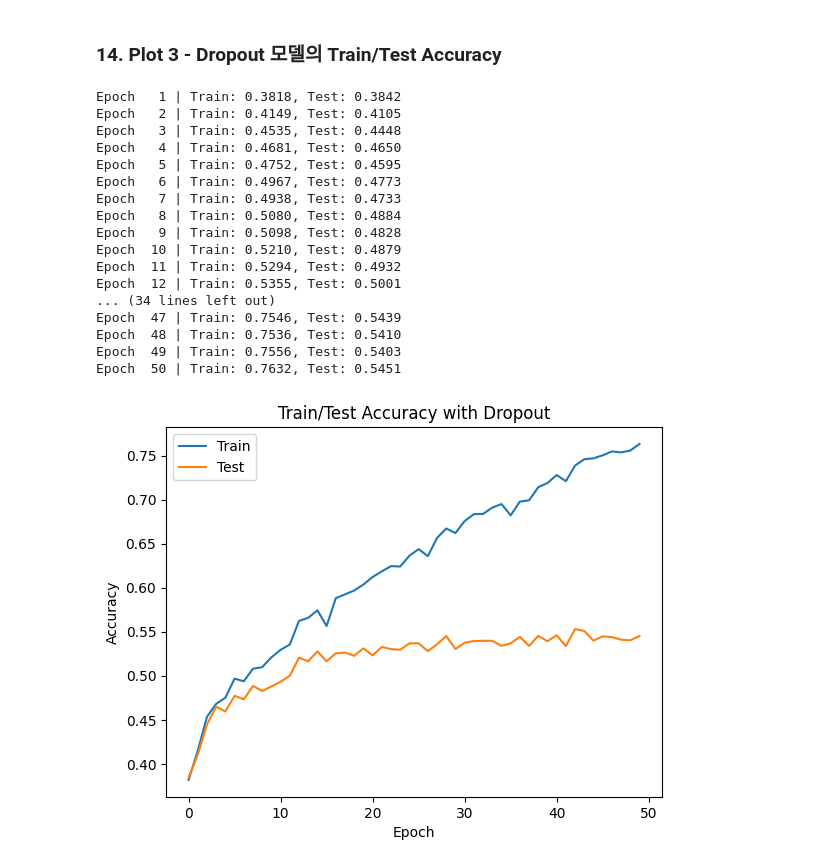
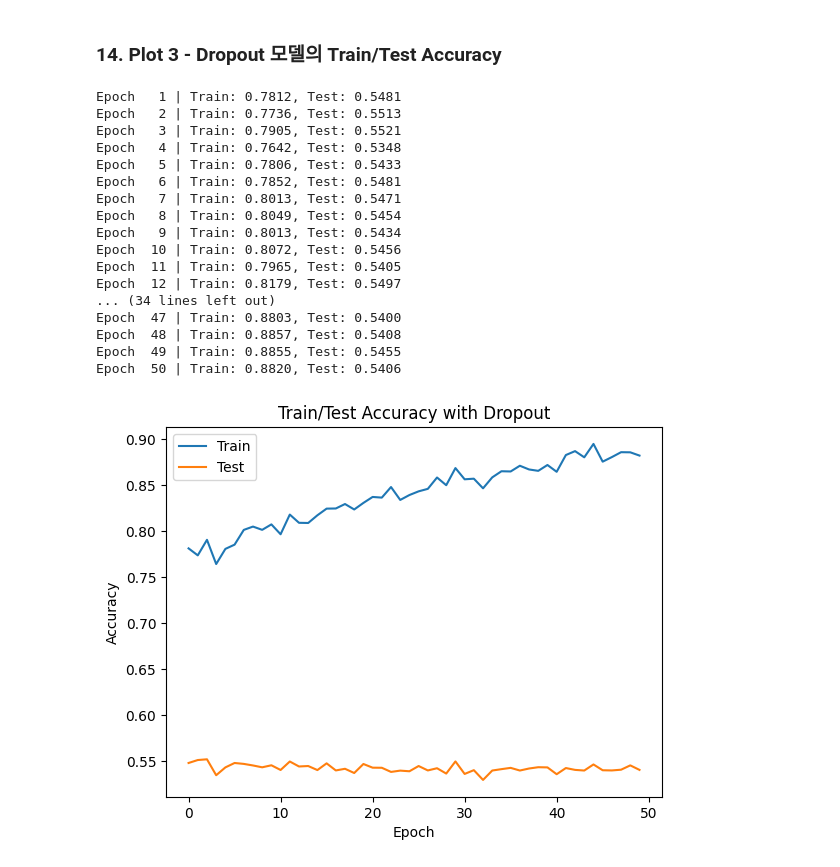
Before and after one commit to giipark/zero-to-llm, a Jupyter notebook: Chapter1-1/mnist-classification-advanced.ipynb, the cells around one changed output. Saved outputs shown, nothing was run; the diff lists cells and outputs as text; code cells hidden in the pictures.

```diff
--- a/Chapter1-1/mnist-classification-advanced.ipynb
+++ b/Chapter1-1/mnist-classification-advanced.ipynb
@@ -259,46 +259,46 @@ model_dropout = Model_Dropout(3 * 32 * 32, 1024)
 # %%
 dropout_model = model_dropout.to('cuda')
 optimizer = Adam(model_dropout.parameters(), lr=0.001)
 
 n_epochs = 50
 train_accs = []
 test_accs = []
 
 for epoch in range(n_epochs):
     dropout_model.train()
     for data in trainloader:
         inputs, labels = data
         inputs, labels = inputs.to('cuda'), labels.to('cuda')
 
         optimizer.zero_grad()
-        pred = model_dropout(inputs)
+        pred = dropout_model(inputs)
         loss = nn.CrossEntropyLoss()(pred, labels)
         loss.backward()
         optimizer.step()
 
     with torch.no_grad():
         dropout_model.eval()
         train_accs.append(accuracy(dropout_model, trainloader))
         test_accs.append(accuracy(dropout_model, testloader))
     print(f"Epoch {epoch + 1:3d} | Train: {train_accs[-1]:.4f}, Test: {test_accs[-1]:.4f}")
 
 plot_acc([train_accs, test_accs], ["Train", "Test"], "Train/Test Accuracy with Dropout")
 # %% [output]
-Epoch   1 | Train: 0.3818, Test: 0.3842
-Epoch   2 | Train: 0.4149, Test: 0.4105
-Epoch   3 | Train: 0.4535, Test: 0.4448
-Epoch   4 | Train: 0.4681, Test: 0.4650
-Epoch   5 | Train: 0.4752, Test: 0.4595
-Epoch   6 | Train: 0.4967, Test: 0.4773
-Epoch   7 | Train: 0.4938, Test: 0.4733
-Epoch   8 | Train: 0.5080, Test: 0.4884
-Epoch   9 | Train: 0.5098, Test: 0.4828
-Epoch  10 | Train: 0.5210, Test: 0.4879
-Epoch  11 | Train: 0.5294, Test: 0.4932
-Epoch  12 | Train: 0.5355, Test: 0.5001
+Epoch   1 | Train: 0.7812, Test: 0.5481
+Epoch   2 | Train: 0.7736, Test: 0.5513
+Epoch   3 | Train: 0.7905, Test: 0.5521
+Epoch   4 | Train: 0.7642, Test: 0.5348
+Epoch   5 | Train: 0.7806, Test: 0.5433
+Epoch   6 | Train: 0.7852, Test: 0.5481
+Epoch   7 | Train: 0.8013, Test: 0.5471
+Epoch   8 | Train: 0.8049, Test: 0.5454
+Epoch   9 | Train: 0.8013, Test: 0.5434
+Epoch  10 | Train: 0.8072, Test: 0.5456
+Epoch  11 | Train: 0.7965, Test: 0.5405
+Epoch  12 | Train: 0.8179, Test: 0.5497
 ... (34 lines left out)
-Epoch  47 | Train: 0.7546, Test: 0.5439
-Epoch  48 | Train: 0.7536, Test: 0.5410
-Epoch  49 | Train: 0.7556, Test: 0.5403
-Epoch  50 | Train: 0.7632, Test: 0.5451
+Epoch  47 | Train: 0.8803, Test: 0.5400
+Epoch  48 | Train: 0.8857, Test: 0.5408
+Epoch  49 | Train: 0.8855, Test: 0.5455
+Epoch  50 | Train: 0.8820, Test: 0.5406
-[figure, old version]
+[figure, new version]
```
